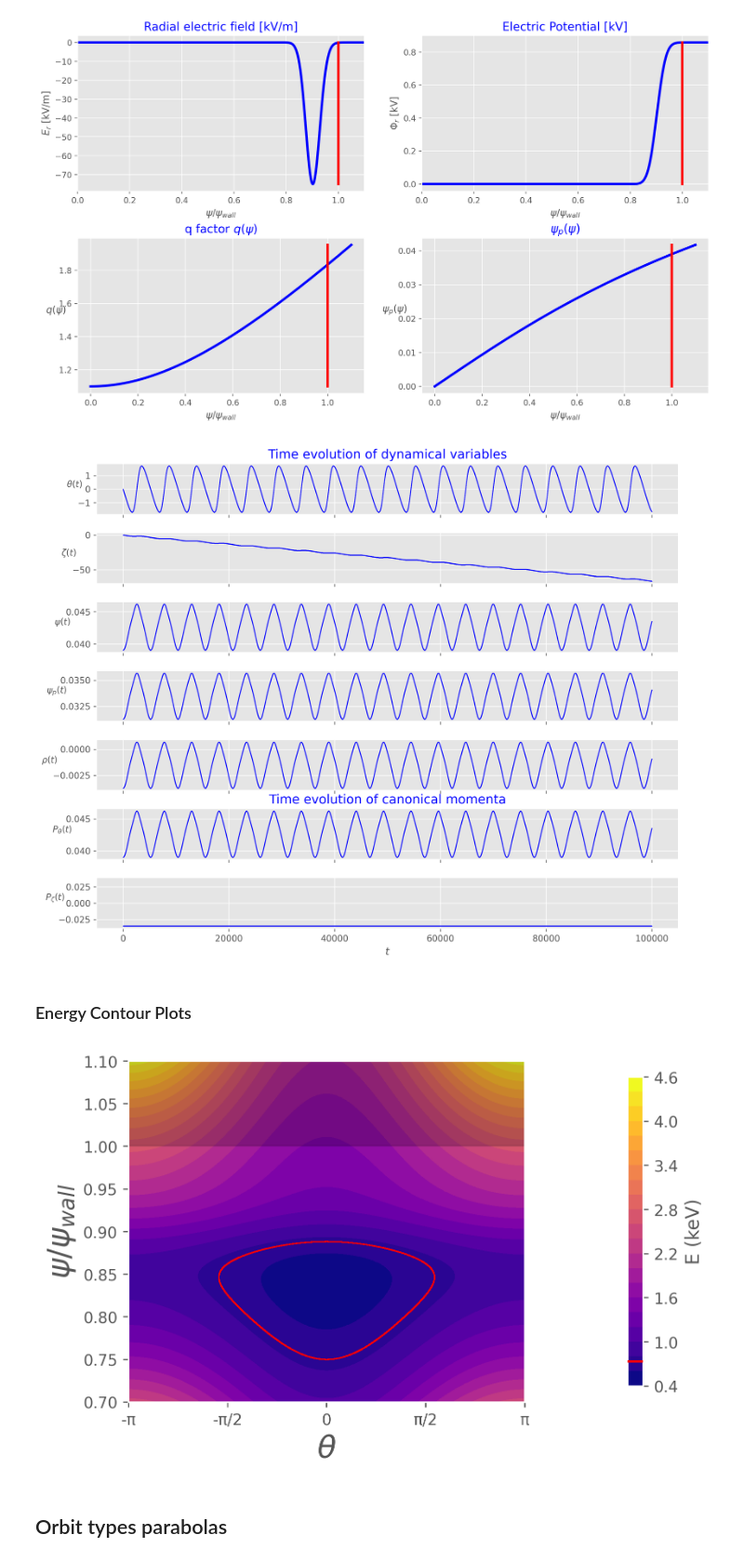
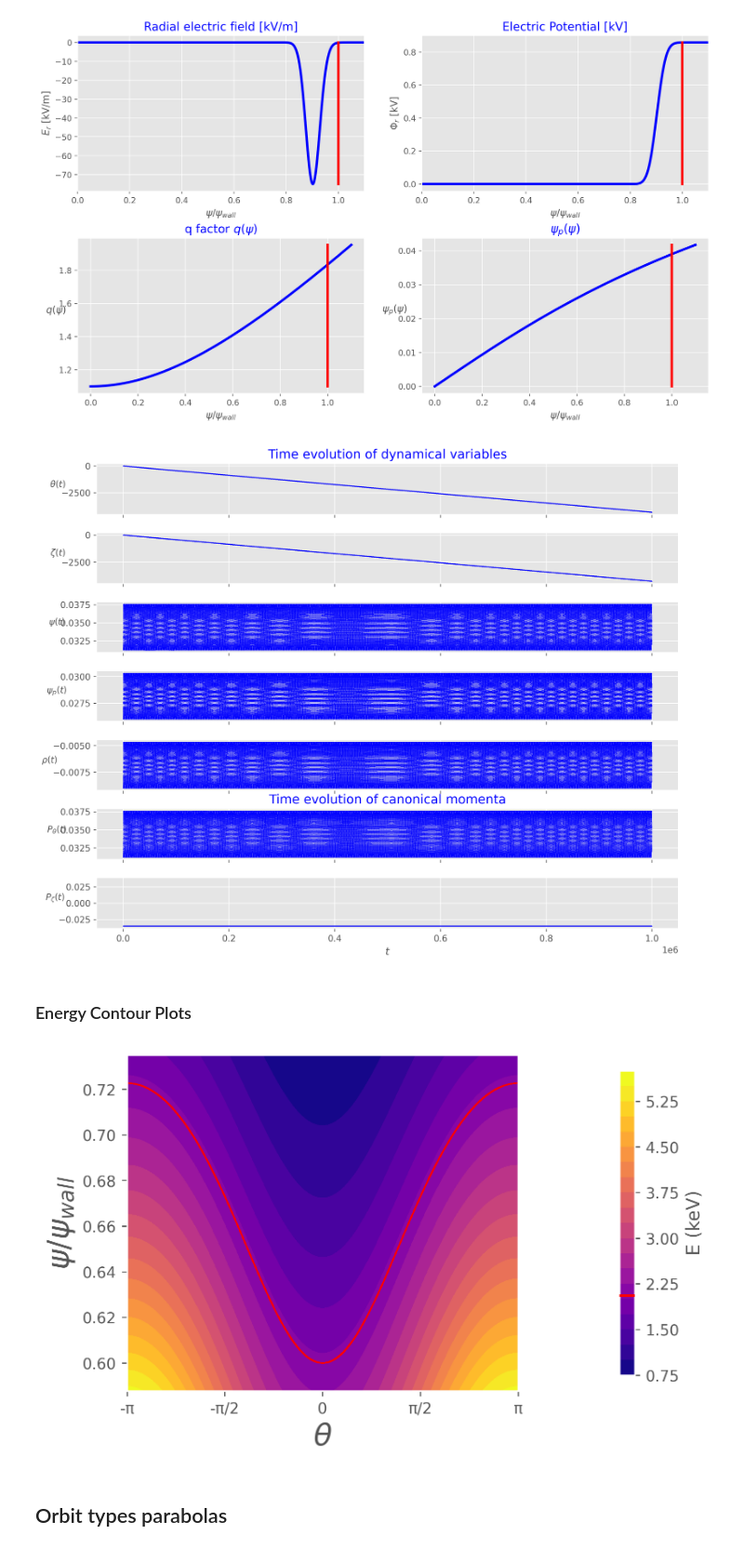
Before and after one commit to PlasmaPhy/guiding-center-motion, a Jupyter notebook: Notebook.ipynb, the cells around one changed output. Shown at 93% size. Drawn from its saved outputs; the diff is of its cells as text; code cells hidden in the pictures.

```diff
--- a/Notebook.ipynb
+++ b/Notebook.ipynb
@@ -54,10 +51,10 @@ Efield = gcm.efield.Radial(R, a, q, Ea = 75000, minimum = 0.95, waist_width=50)
 species = "p"
 mu = 10**(-5) # Magnetic moment
 theta0 = 0
-psi0 = 0.75# times psi_wall
+psi0 = 0.6# times psi_wall
 z0 = 0
 Pz0 = -0.035
-tspan = np.linspace(0, 100000, 100000) # t0, tf, steps
+tspan = np.linspace(0, 1000000, 100000) # t0, tf, steps
 
 init_cond = [theta0, psi0, z0, Pz0]
 
@@ -89,16 +86,16 @@ cwp.plot_electric(q_plot = True, zoom = [0, 1.1])
 # %%
 cwp.plot_time_evolution(percentage =100)
 # %% [output]
-[figure, old version]
+[figure, new version]
 # %% [markdown]
 ### Energy Contour Plots
 # %%
 cwp.contour_energy(
-    theta_lim = [-np.pi ,np.pi], psi_lim = [0.7, 1.1],
+    theta_lim = [-np.pi ,np.pi], psi_lim = "auto",
     plot_drift=True, contour_Phi = True, units = "keV", levels = 20
 )
 # %% [output]
-[figure, old version]
+[figure, new version]
 # %% [markdown]
 ## Orbit types parabolas
 # %% [markdown]
```
Also changed, not shown: parts of 7 cells of this notebook, 3 other files.
